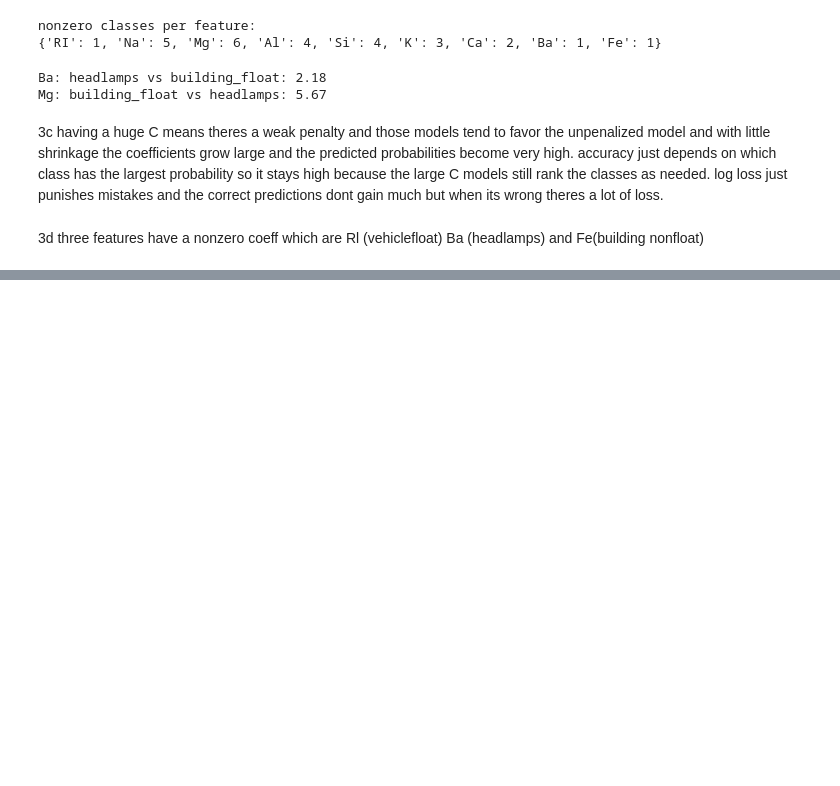
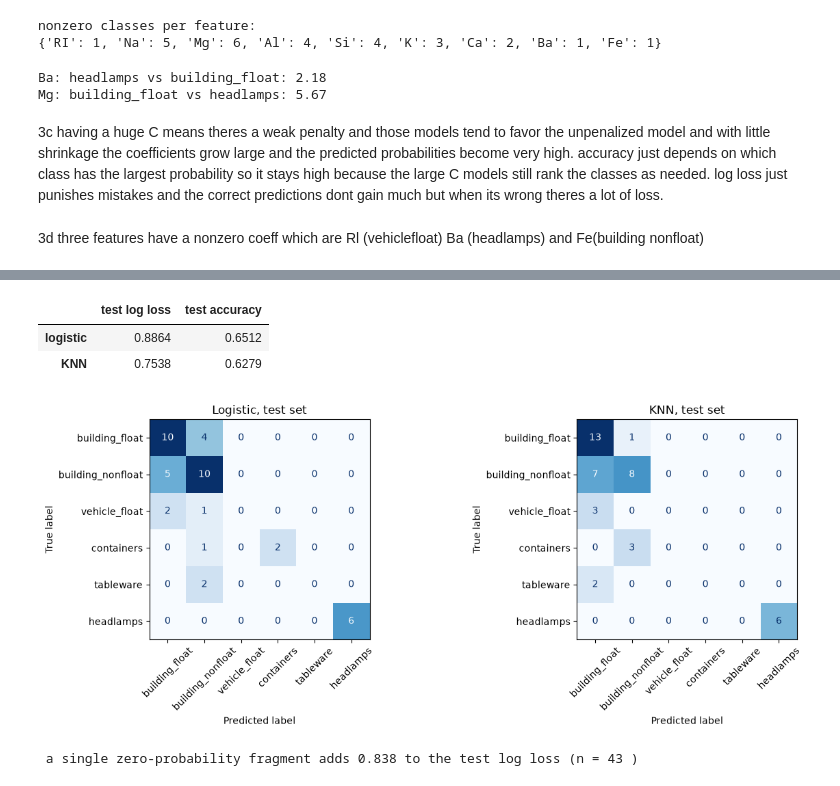
Before and after one commit to exoticlily25/ds6021-f26-qyc6ej, a Jupyter notebook: homework/lab7/p2_p3.ipynb, the cells around one changed output, grey strips where cells are left out. Drawn from its saved outputs; the diff is of its cells as text; code cells hidden in the pictures; blank space fills up the shorter version.

```diff
--- a/homework/lab7/p2_p3.ipynb
+++ b/homework/lab7/p2_p3.ipynb
@@ -261,0 +388,19 @@ three features have a nonzero coeff which are Rl (vehiclefloat) Ba (headlamps) a
+# %%
+model_best.fit(X_train, y_train); model_knn.fit(X_train, y_train)
+test_res = pd.DataFrame({nm: {"test log loss": log_loss(y_test, m.predict_proba(X_test)),
+                              "test accuracy": accuracy_score(y_test, m.predict(X_test))}
+                         for nm, m in [("logistic", model_best), ("KNN", model_knn)]}).T
+display(test_res.round(4))
+fig, axes = plt.subplots(1, 2, figsize=(13, 5))
+for ax, (nm, m) in zip(axes, [("Logistic", model_best), ("KNN", model_knn)]):
+    ConfusionMatrixDisplay.from_predictions(y_test, m.predict(X_test), display_labels=labels, cmap="Blues", colorbar=False, ax=ax, xticks_rotation=45)
+    ax.set_title(f"{nm}, test set")
+plt.tight_layout();
+plt.show()
+print(" a single zero-probability fragment adds", round(-np.log(np.finfo(float).eps) / len(y_test), 3), "to the test log loss (n =", len(y_test), ")")
+# %% [output]
+|  | test log loss | test accuracy |
+| logistic | 0.8864 | 0.6512 |
+| KNN | 0.7538 | 0.6279 |
+[figure, added]
+ a single zero-probability fragment adds 0.838 to the test log loss (n = 43 )
```
Also changed, not shown: parts of 13 cells of this notebook.
